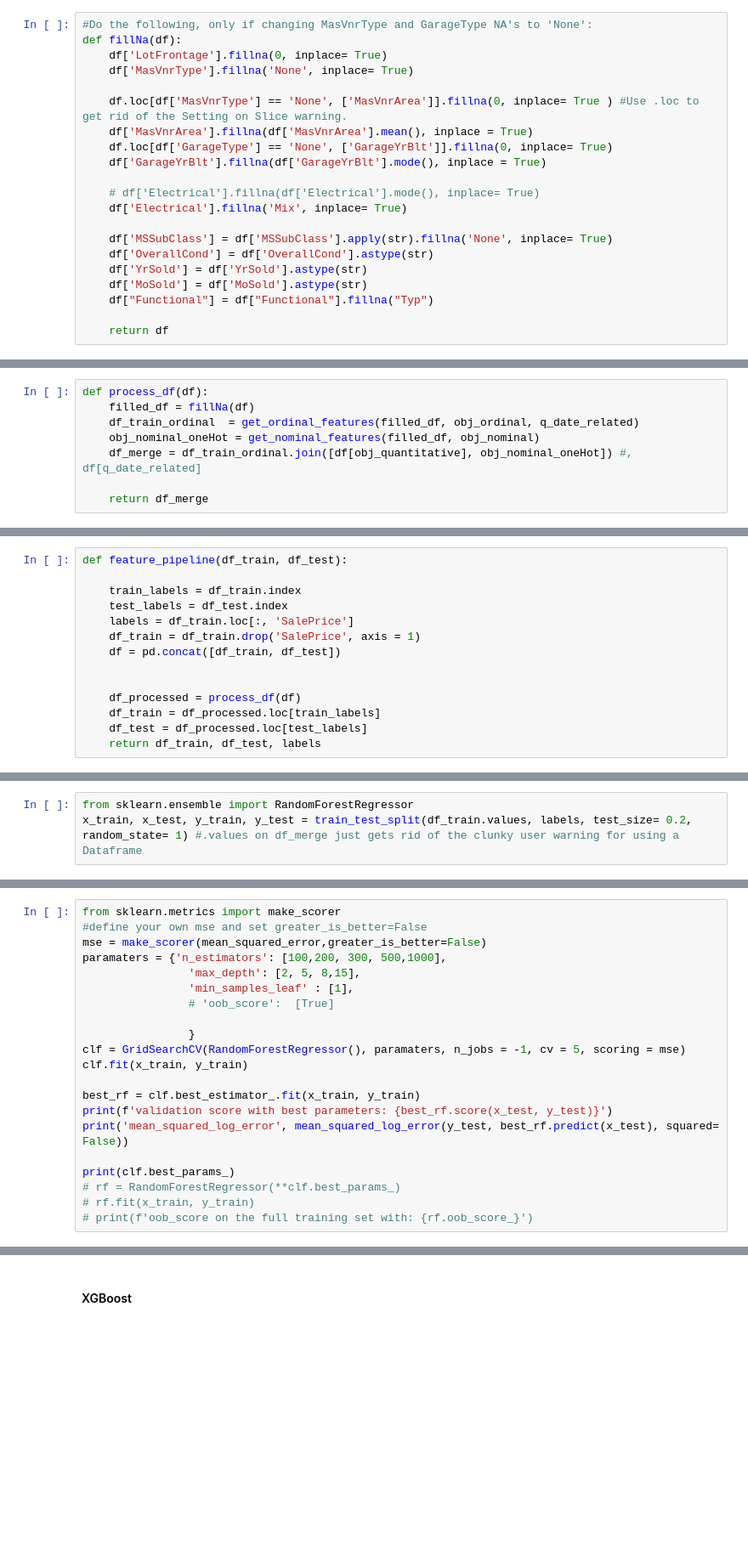
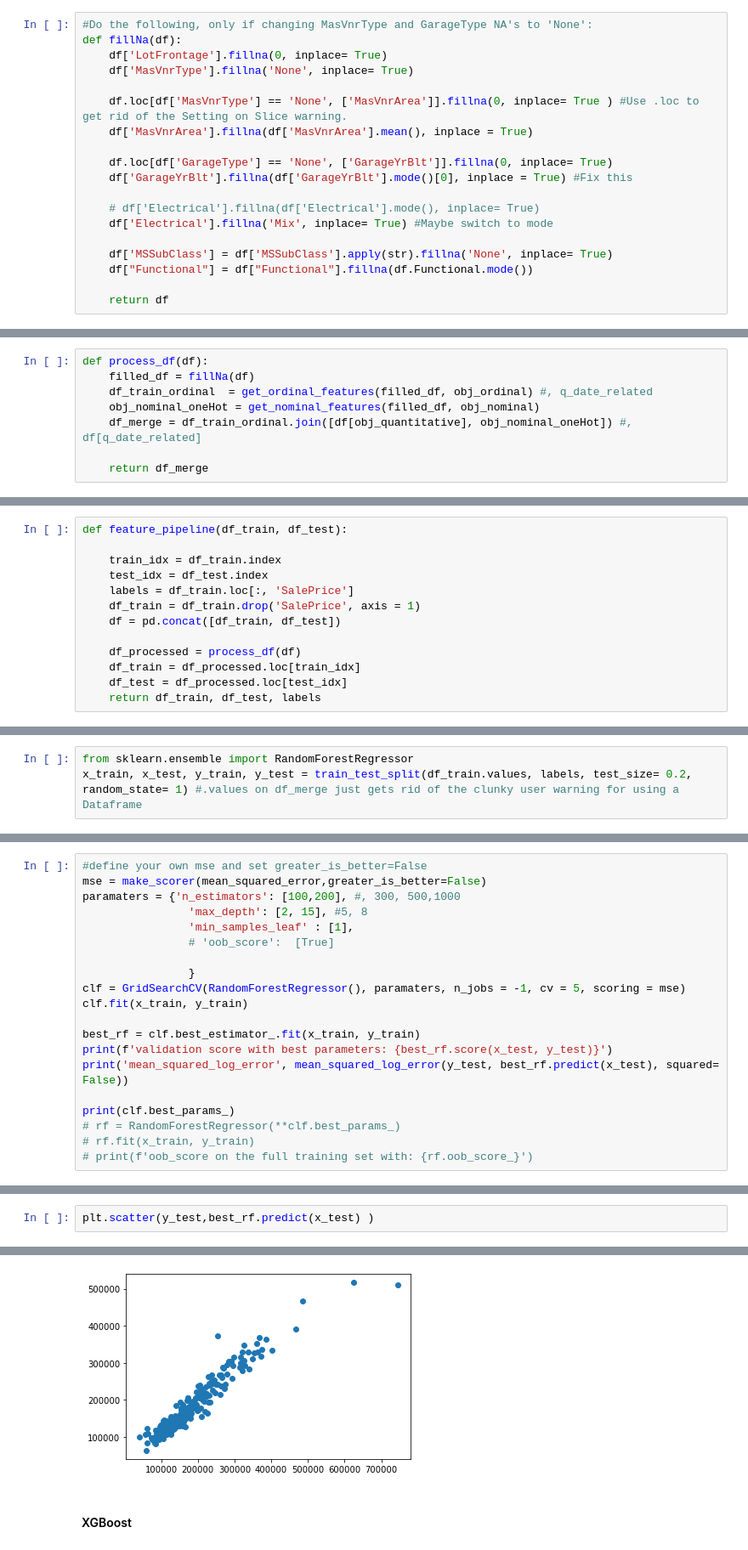
Before and after one commit to Shuaf98/y-data, a Jupyter notebook: kaggle/house_regression/House_model.ipynb, the cells around one changed output, grey strips where cells are left out. Shown at 85% size. Drawn from its saved outputs; the diff is of its cells as text; blank space fills up the shorter version.

```diff
--- a/kaggle/house_regression/House_model.ipynb
+++ b/kaggle/house_regression/House_model.ipynb
@@ -72,17 +58,15 @@ def fillNa(df):
 
     df.loc[df['MasVnrType'] == 'None', ['MasVnrArea']].fillna(0, inplace= True ) #Use .loc to get rid of the Setting on Slice warning.
     df['MasVnrArea'].fillna(df['MasVnrArea'].mean(), inplace = True)
+
     df.loc[df['GarageType'] == 'None', ['GarageYrBlt']].fillna(0, inplace= True)
-    df['GarageYrBlt'].fillna(df['GarageYrBlt'].mode(), inplace = True)
+    df['GarageYrBlt'].fillna(df['GarageYrBlt'].mode()[0], inplace = True) #Fix this
 
     # df['Electrical'].fillna(df['Electrical'].mode(), inplace= True)
-    df['Electrical'].fillna('Mix', inplace= True)
+    df['Electrical'].fillna('Mix', inplace= True) #Maybe switch to mode
 
     df['MSSubClass'] = df['MSSubClass'].apply(str).fillna('None', inplace= True)
-    df['OverallCond'] = df['OverallCond'].astype(str)
-    df['YrSold'] = df['YrSold'].astype(str)
-    df['MoSold'] = df['MoSold'].astype(str)
-    df["Functional"] = df["Functional"].fillna("Typ")
+    df["Functional"] = df["Functional"].fillna(df.Functional.mode())
 
     return df
 # %% [markdown]
@@ -156,7 +130,7 @@ Now, merge all of our transformed dataframes back together
 # %%
 def process_df(df):
     filled_df = fillNa(df)
-    df_train_ordinal  = get_ordinal_features(filled_df, obj_ordinal, q_date_related)
+    df_train_ordinal  = get_ordinal_features(filled_df, obj_ordinal) #, q_date_related
     obj_nominal_oneHot = get_nominal_features(filled_df, obj_nominal)
     df_merge = df_train_ordinal.join([df[obj_quantitative], obj_nominal_oneHot]) #, df[q_date_related]
 
@@ -164,16 +142,15 @@ def process_df(df):
 # %%
 def feature_pipeline(df_train, df_test):
 
-    train_labels = df_train.index
-    test_labels = df_test.index
+    train_idx = df_train.index
+    test_idx = df_test.index
     labels = df_train.loc[:, 'SalePrice']
     df_train = df_train.drop('SalePrice', axis = 1)
     df = pd.concat([df_train, df_test])
 
-
     df_processed = process_df(df)
-    df_train = df_processed.loc[train_labels]
-    df_test = df_processed.loc[test_labels]
+    df_train = df_processed.loc[train_idx]
+    df_test = df_processed.loc[test_idx]
     return df_train, df_test, labels
 # %%
 train_df = pd.read_csv('train.csv', index_col = 'Id')
@@ -205,9 +185,8 @@ from sklearn.model_selection import GridSearchCV
 # %%
-from sklearn.metrics import make_scorer
 #define your own mse and set greater_is_better=False
 mse = make_scorer(mean_squared_error,greater_is_better=False)
-paramaters = {'n_estimators': [100,200, 300, 500,1000],
-                'max_depth': [2, 5, 8,15],
+paramaters = {'n_estimators': [100,200], #, 300, 500,1000
+                'max_depth': [2, 15], #5, 8
                 'min_samples_leaf' : [1],
                 # 'oob_score':  [True]
 
@@ -229,0 +209,3 @@ mean_squared_log_error 0.14170797540568095
+# %%
+plt.scatter(y_test,best_rf.predict(x_test) )
+# %% [output]
@@ -230,3 +213,4 @@ mean_squared_log_error 0.14170797540568095
+[figure, added]
 # %% [markdown]
 #### XGBoost
 # %%
```
Also changed, not shown: parts of 19 cells of this notebook, 6 other files.
